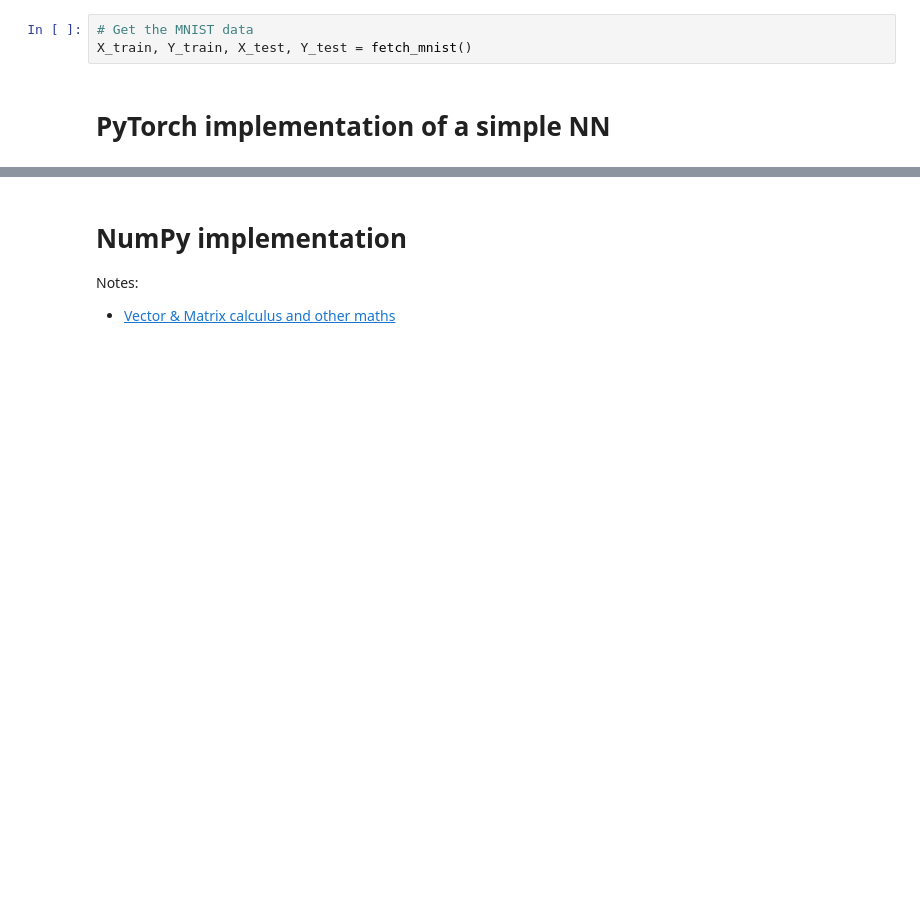
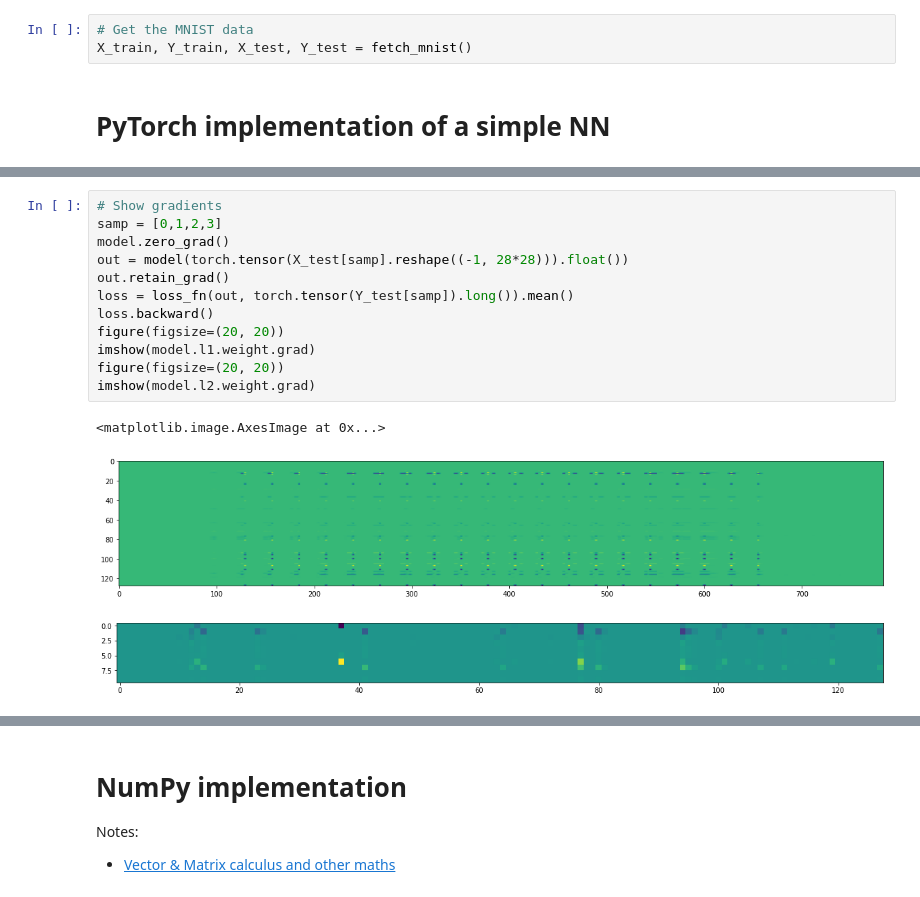
Before and after one commit to finnkauski/nn_from_scratch, a Jupyter notebook: develop.ipynb, the cells around one changed output, grey strips where cells are left out. Saved outputs shown, nothing was run; the diff lists cells and outputs as text; blank space fills up the shorter version.

```diff
--- a/develop.ipynb
+++ b/develop.ipynb
@@ -70,0 +72,16 @@ plot(accuracies)
+# %%
+# Show gradients
+samp = [0,1,2,3]
+model.zero_grad()
+out = model(torch.tensor(X_test[samp].reshape((-1, 28*28))).float())
+out.retain_grad()
+loss = loss_fn(out, torch.tensor(Y_test[samp]).long()).mean()
+loss.backward()
+figure(figsize=(20, 20))
+imshow(model.l1.weight.grad)
+figure(figsize=(20, 20))
+imshow(model.l2.weight.grad)
+# %% [output]
+<matplotlib.image.AxesImage at 0x...>
+[figure, added]
+[figure, added]
```
Also changed, not shown: parts of 5 cells of this notebook.
